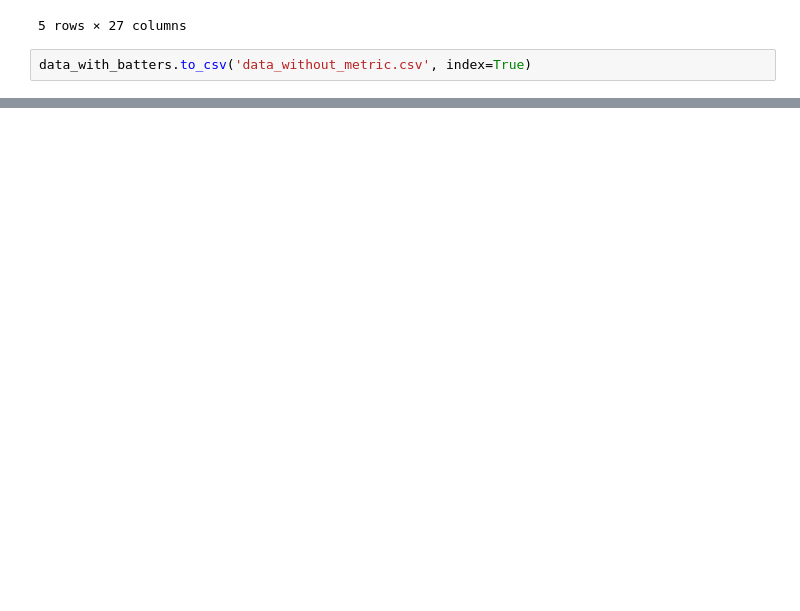
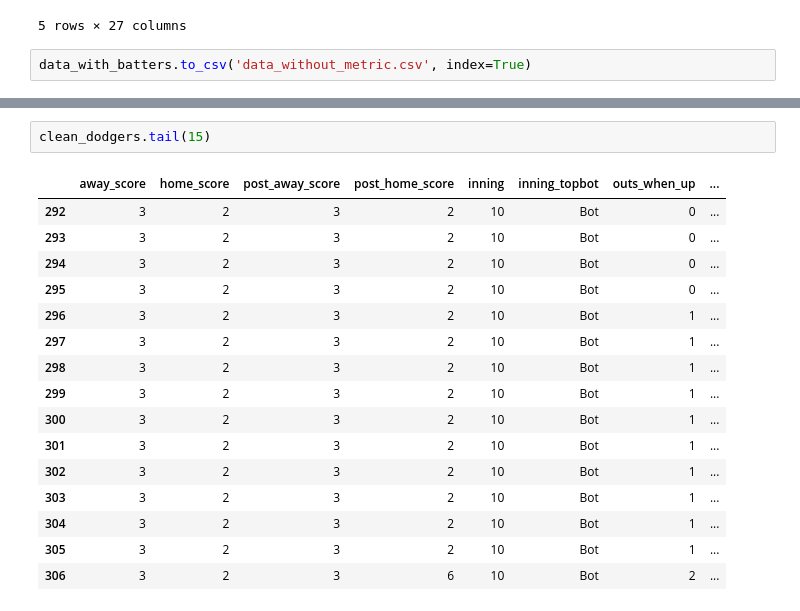
Before and after one commit to Stevey8/MLB-WL-prediction, a Jupyter notebook: data.ipynb, the cells around one changed output, grey strips where cells are left out. Drawn from its saved outputs; the diff is of its cells as text; blank space fills up the shorter version.

```diff
--- a/data.ipynb
+++ b/data.ipynb
@@ -125,0 +326,19 @@ data_with_batters.to_csv('data_without_metric.csv', index=True)
+# %%
+clean_dodgers.tail(15)
+# %% [output]
+|  | away_score | home_score | post_away_score | post_home_score | inning | inning_topbot | outs_when_up | ... |
+| 292 | 3 | 2 | 3 | 2 | 10 | Bot | 0 | ... |
+| 293 | 3 | 2 | 3 | 2 | 10 | Bot | 0 | ... |
+| 294 | 3 | 2 | 3 | 2 | 10 | Bot | 0 | ... |
+| 295 | 3 | 2 | 3 | 2 | 10 | Bot | 0 | ... |
+| 296 | 3 | 2 | 3 | 2 | 10 | Bot | 1 | ... |
+| 297 | 3 | 2 | 3 | 2 | 10 | Bot | 1 | ... |
+| 298 | 3 | 2 | 3 | 2 | 10 | Bot | 1 | ... |
+| 299 | 3 | 2 | 3 | 2 | 10 | Bot | 1 | ... |
+| 300 | 3 | 2 | 3 | 2 | 10 | Bot | 1 | ... |
+| 301 | 3 | 2 | 3 | 2 | 10 | Bot | 1 | ... |
+| 302 | 3 | 2 | 3 | 2 | 10 | Bot | 1 | ... |
+| 303 | 3 | 2 | 3 | 2 | 10 | Bot | 1 | ... |
+| 304 | 3 | 2 | 3 | 2 | 10 | Bot | 1 | ... |
+| 305 | 3 | 2 | 3 | 2 | 10 | Bot | 1 | ... |
+| 306 | 3 | 2 | 3 | 6 | 10 | Bot | 2 | ... |
```
Also changed, not shown: parts of 23 cells of this notebook, 3 other files.
